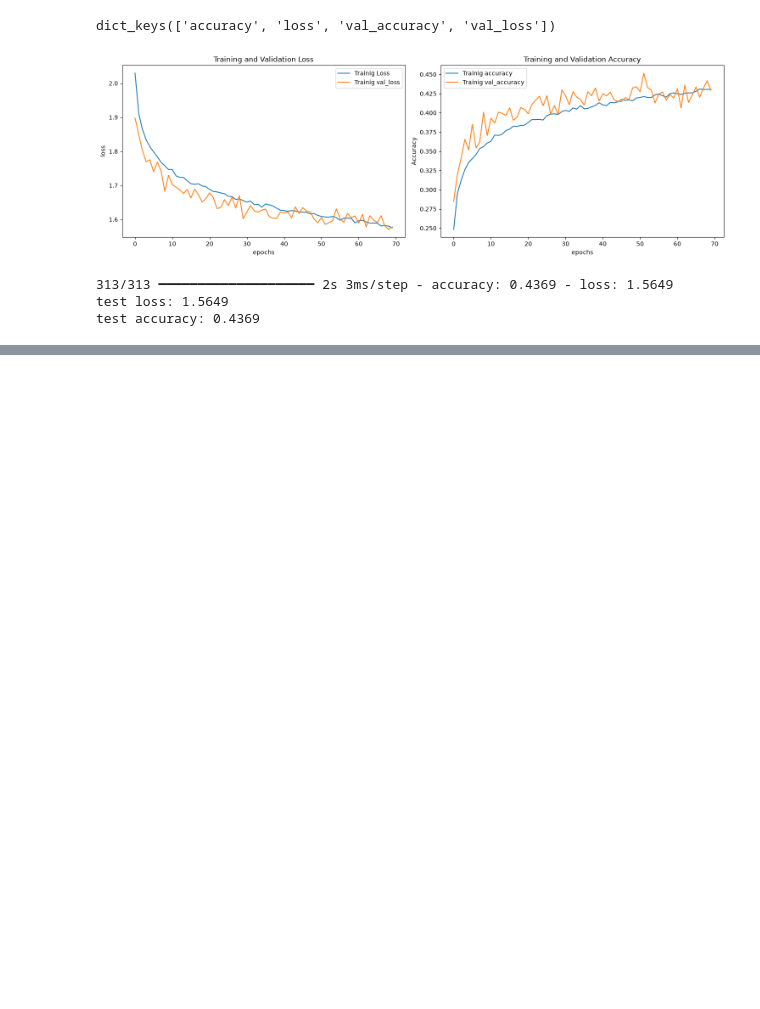
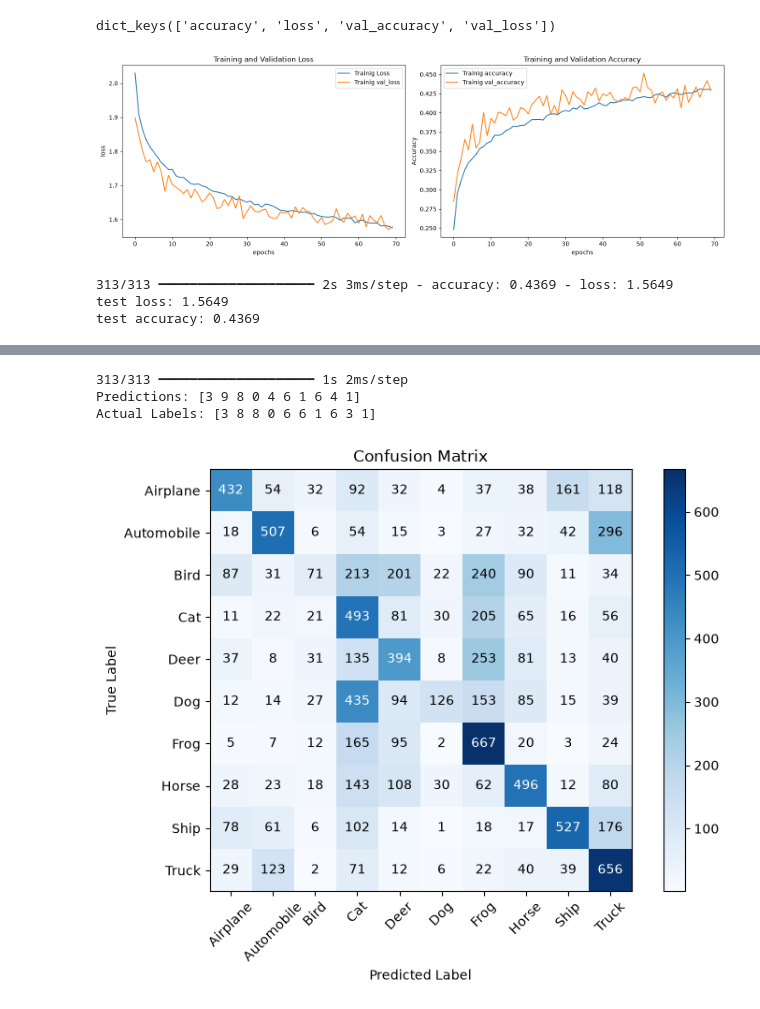
Before and after one commit to isapour0/CIFAR10-mlp-cnn, a Jupyter notebook: notebooks/CIFAR10-mlp.ipynb, the cells around one changed output, grey strips where cells are left out. Saved outputs shown, nothing was run; the diff lists cells and outputs as text; code cells hidden in the pictures; blank space fills up the shorter version.

Commit message:
feat: add evaluation model

```diff
--- a/notebooks/CIFAR10-mlp.ipynb
+++ b/notebooks/CIFAR10-mlp.ipynb
@@ -537,0 +559,40 @@ test accuracy: 0.4369
+# %%
+# Step 1: Prediction
+y_pred_prob = model.predict(X_test_flat)
+
+y_pred = np.argmax(y_pred_prob, axis=1)
+y_true = y_test.ravel()
+
+print("Predictions:", y_pred[:10])
+print("Actual Labels:", y_true[:10])
+# %% [output]
+313/313 ━━━━━━━━━━━━━━━━━━━━ 1s 2ms/step
+Predictions: [3 9 8 0 4 6 1 6 4 1]
+Actual Labels: [3 8 8 0 6 6 1 6 3 1]
+# %%
+# Step 2: confusion_matrix
+cm = confusion_matrix(y_true, y_pred)
+
+plt.figure(figsize=(8, 6))
+
+plt.imshow(cm, cmap='Blues')
+plt.title("Confusion Matrix")
+plt.xlabel("Predicted Label")
+plt.ylabel("True Label")
+
+plt.xticks(range(10), classes_name, rotation=45)
+plt.yticks(range(10), classes_name)
+
+plt.colorbar()
+
+for i in range(10):
+    for j in range(10):
+        plt.text(j, i, cm[i, j],
+                 ha='center',
+                 va='center',
+                 color='black' if cm[i, j] < cm.max()/2 else 'white')
+
+plt.tight_layout()
+plt.show()
+# %% [output]
+[figure, added]
```
Also changed, not shown: parts of 5 cells of this notebook.
